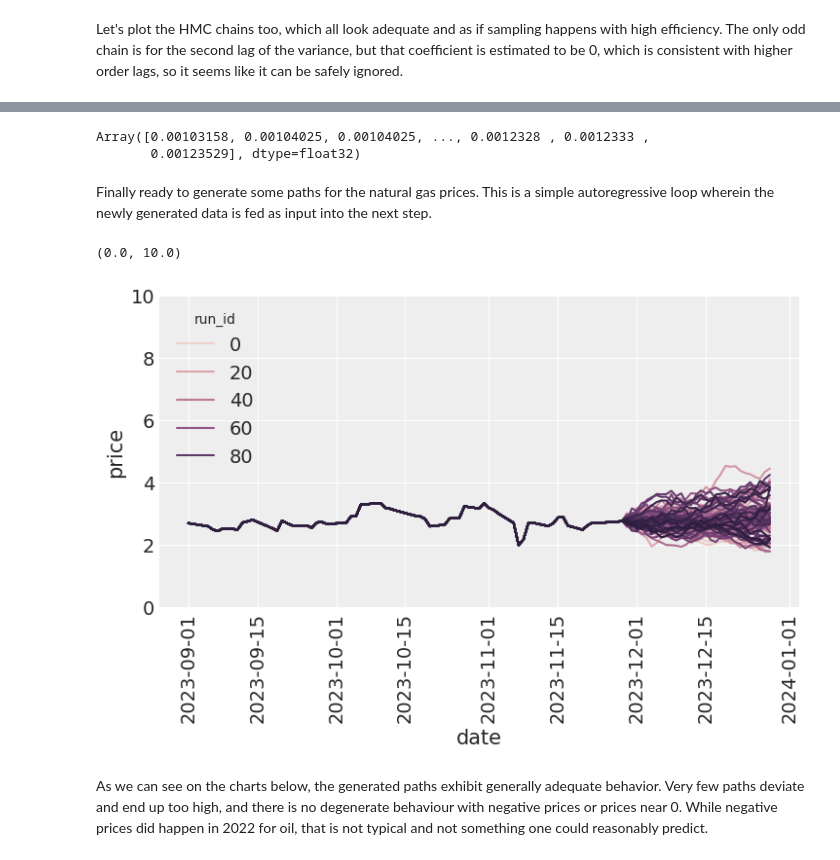
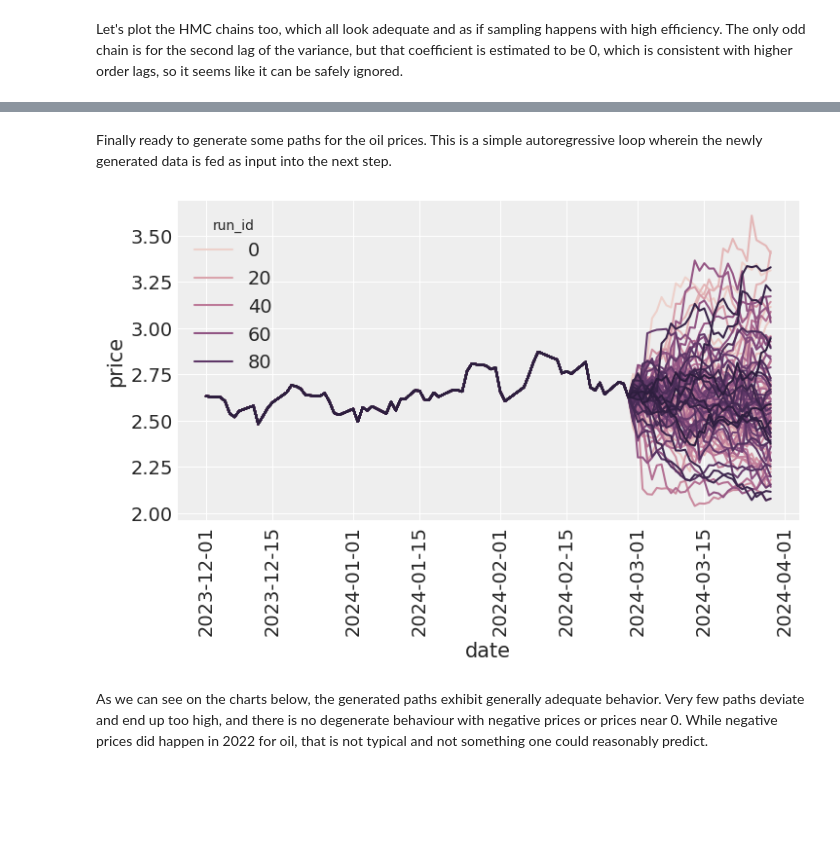
Before and after one commit to sofeikov/bayesianfin, a Jupyter notebook: nbs/01_garch_like_modelling.ipynb, the cells around one changed output, grey strips where cells are left out. Saved outputs shown, nothing was run; the diff lists cells and outputs as text; code cells hidden in the pictures; blank space fills up the shorter version.

Commit message:
first article ready

```diff
--- a/nbs/01_garch_like_modelling.ipynb
+++ b/nbs/01_garch_like_modelling.ipynb
@@ -65,10 +89,14 @@ The class below is implemented to ease off the data analysis and handling. It pr
 feature_engineer = FeatureEngineer(
     transforms=[
         LogReturn(source_field="ret", feature_name="log_ret"),
-        Variance(source_field="price", feature_name="var", rolling_variance_window=2),
-        LogReturn(source_field="var", feature_name="log_var"),
+        Variance(
+            source_field="price",
+            feature_name="var",
+            rolling_variance_window=2,
+        ),
+        QuantileTransformer(source_field="var", feature_name="var_quantile"),
     ],
-    n_shifts=2,
+    n_shifts=3,
 )
 df_with_features = feature_engineer.create_features(source_df)
 df_with_features.head()
@@ -138,7 +169,7 @@ def garch_like_model(
     b_var = numpyro.sample("b_var", dist.Normal(0.0, 0.3))  # So it is positive
 
     coeffs = {}
-    for col, s in feature_engineer.get_iterator("var"):
+    for col, s in feature_engineer.get_iterator("var_quantile"):
         param_name = feature_engineer.get_shift_pattern(col, s)
         coeffs[param_name] = numpyro.sample(f"param_{param_name}", dist.Exponential(50))
 
@@ -146,10 +177,12 @@ def garch_like_model(
     len_observations = len(present_value) if present_value is not None else 1
     with numpyro.plate("data", len_observations):
         mu_var = b_var
-        for col, s in feature_engineer.get_iterator("var"):
+        for col, s in feature_engineer.get_iterator("var_quantile"):
             param_name = feature_engineer.get_shift_pattern(col, s)
             mu_var += coeffs[param_name] * past_values[param_name]
-        numpyro.sample("log_ret", dist.Normal(0, jnp.sqrt(mu_var)), obs=present_value)
+
+    df = numpyro.sample("df", dist.Exponential(10.0))  # degrees of freedom, >2
+    numpyro.sample("log_ret", dist.StudentT(df, 0, jnp.sqrt(mu_var)), obs=present_value)
 # %% [markdown]
 Here’s a visualization of the model structure to clarify the dependencies.
 # %%
@@ -210,6 +243,7 @@ prior_samples = Predictive(garch_like_model, num_samples=2000)(
 idata = az.from_numpyro(mcmc, posterior_predictive=ppc_samples, prior=prior_samples)
 for k in posterior_samples.keys():
     az.plot_bf(idata, var_name=k)
+    plt.gca().set_xlim([-0.0005, 0.0005])
 # %% [output]
 The reference value is outside of the posterior. This translate into infinite support for H1, which is most likely an overstatement.
 The reference value is outside of the posterior. This translate into infinite support for H1, which is most likely an overstatement.
@@ -238,26 +273,22 @@ az.plot_trace(idata);
-# %%
-posterior_samples["b_var"].sort()
-# %% [output]
-Array([0.00103158, 0.00104025, 0.00104025, ..., 0.0012328 , 0.0012333 ,
-       0.00123529], dtype=float32)
 # %% [markdown]
-Finally ready to generate some paths for the natural gas prices. This is a simple autoregressive loop wherein the newly generated data is fed as input into the next step.
+Finally ready to generate some paths for the oil prices. This is a simple autoregressive loop wherein the newly generated data is fed as input into the next step.
 # %%
 simulator = Simulator(
     model=garch_like_model,
     feature_engineer=feature_engineer,
 )
 posterior_for_gen = {k: ps[0:1] for k, ps in posterior_samples.items()}
 starting_sim_df = source_df[-T - feature_engineer.n_shifts * 5 - 50 : -T]
 all_runs = simulator.simulate_paths(
-    steps=30, starting_sim_df=starting_sim_df, posterior_samples=posterior_for_gen, num_sims=100
+    steps=30,
+    starting_sim_df=starting_sim_df,
+    posterior_samples=posterior_for_gen,
+    num_sims=100,
 )
 sns.lineplot(all_runs, x="date", y="price", hue="run_id")
-plt.xticks(rotation=90)
-plt.ylim([0, 10])
+plt.xticks(rotation=90);
 # %% [output]
-(0.0, 10.0)
-[figure, old version]
+[figure, new version]
 # %% [markdown]
 As we can see on the charts below, the generated paths exhibit generally adequate behavior. Very few paths deviate and end up too high, and there is no degenerate behaviour with negative prices or prices near 0. While negative prices did happen in 2022 for oil, that is not typical and not something one could reasonably predict.
 # %% [markdown]
```
Also changed, not shown: parts of 29 cells of this notebook, 15 other files.
